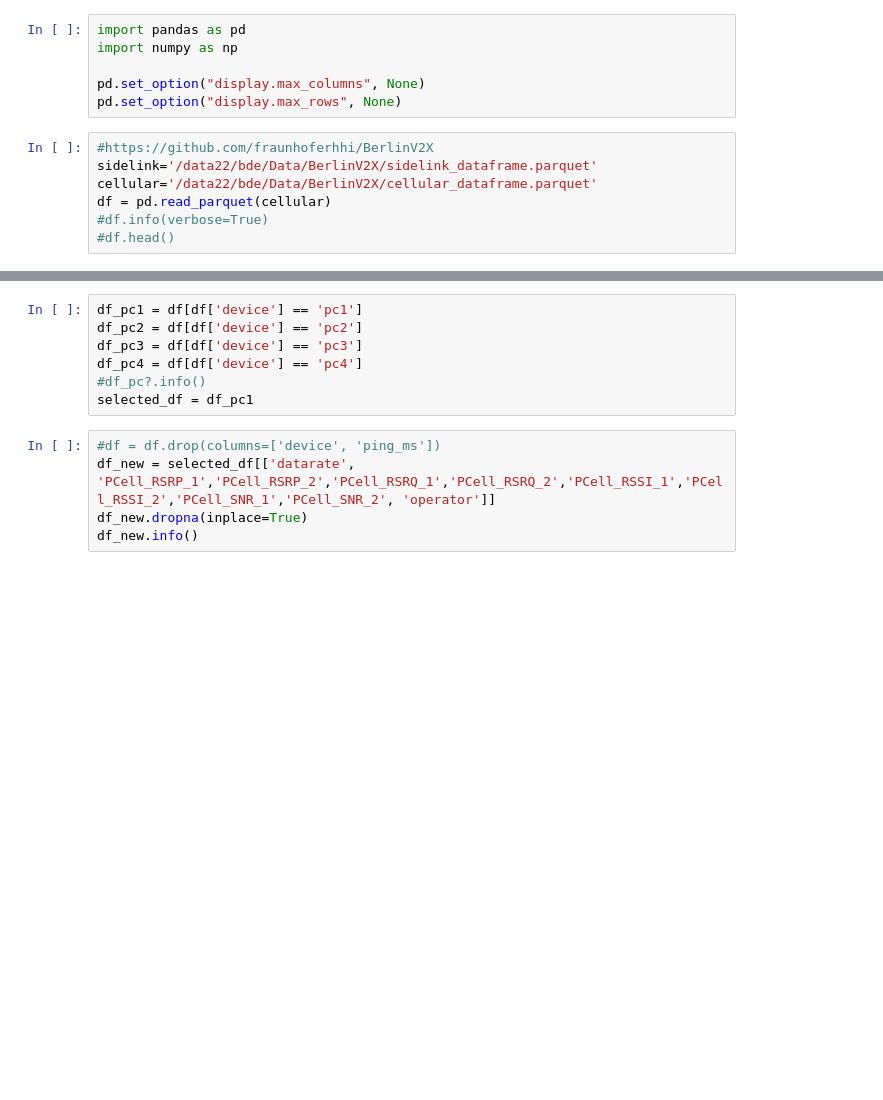
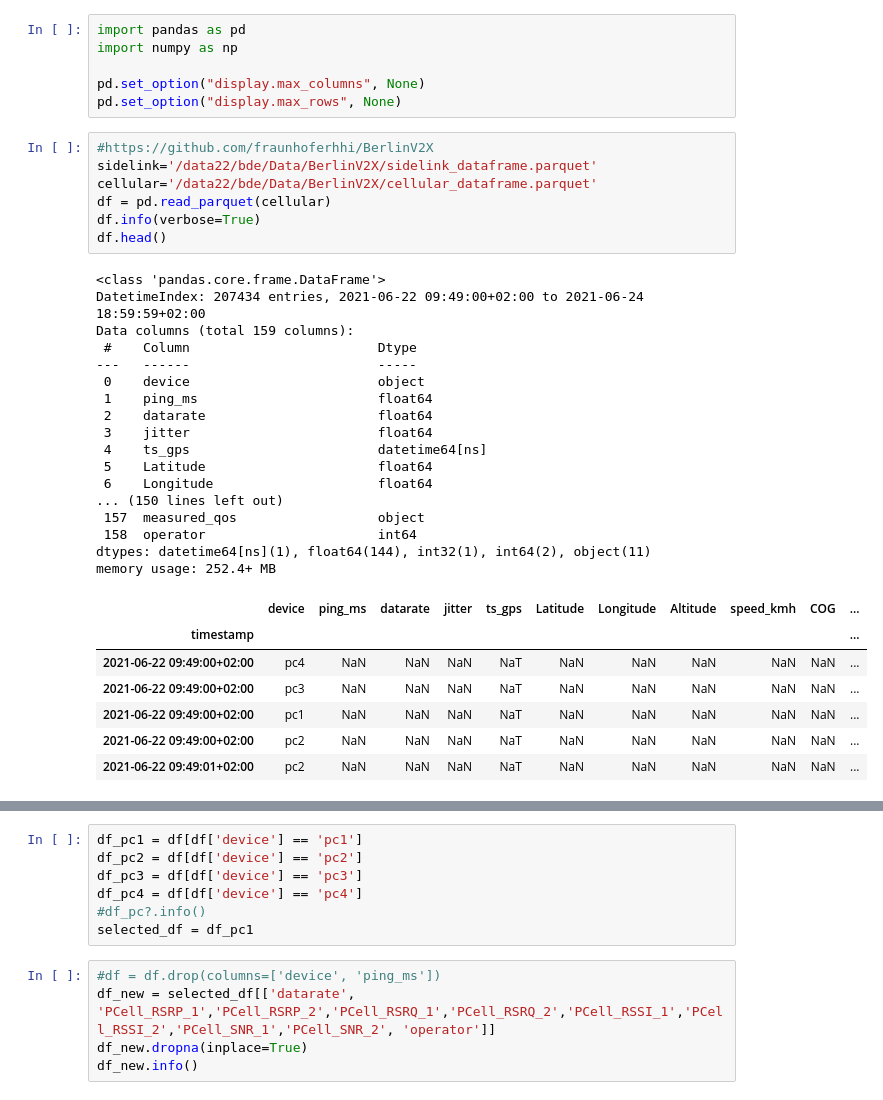
Before and after one commit to birkandenizer/Informer2020, a Jupyter notebook: berlinv2x.ipynb, the cells around one changed output, grey strips where cells are left out. Drawn from its saved outputs; the diff is of its cells as text; blank space fills up the shorter version.

```diff
--- a/berlinv2x.ipynb
+++ b/berlinv2x.ipynb
@@ -7,7 +7,32 @@ pd.set_option("display.max_rows", None)
 # %%
 #https://github.com/fraunhoferhhi/BerlinV2X
 sidelink='/data22/bde/Data/BerlinV2X/sidelink_dataframe.parquet'
 cellular='/data22/bde/Data/BerlinV2X/cellular_dataframe.parquet'
 df = pd.read_parquet(cellular)
-#df.info(verbose=True)
-#df.head()
+df.info(verbose=True)
+df.head()
+# %% [output]
+<class 'pandas.core.frame.DataFrame'>
+DatetimeIndex: 207434 entries, 2021-06-22 09:49:00+02:00 to 2021-06-24 18:59:59+02:00
+Data columns (total 159 columns):
+ #    Column                        Dtype
+---   ------                        -----
+ 0    device                        object
+ 1    ping_ms                       float64
+ 2    datarate                      float64
+ 3    jitter                        float64
+ 4    ts_gps                        datetime64[ns]
+ 5    Latitude                      float64
+ 6    Longitude                     float64
+... (150 lines left out)
+ 157  measured_qos                  object
+ 158  operator                      int64
+dtypes: datetime64[ns](1), float64(144), int32(1), int64(2), object(11)
+memory usage: 252.4+ MB
+|  | device | ping_ms | datarate | jitter | ts_gps | Latitude | Longitude | Altitude | speed_kmh | COG | ... |
+| timestamp |  |  |  |  |  |  |  |  |  |  | ... |
+| 2021-06-22 09:49:00+02:00 | pc4 | NaN | NaN | NaN | NaT | NaN | NaN | NaN | NaN | NaN | ... |
+| 2021-06-22 09:49:00+02:00 | pc3 | NaN | NaN | NaN | NaT | NaN | NaN | NaN | NaN | NaN | ... |
+| 2021-06-22 09:49:00+02:00 | pc1 | NaN | NaN | NaN | NaT | NaN | NaN | NaN | NaN | NaN | ... |
+| 2021-06-22 09:49:00+02:00 | pc2 | NaN | NaN | NaN | NaT | NaN | NaN | NaN | NaN | NaN | ... |
+| 2021-06-22 09:49:01+02:00 | pc2 | NaN | NaN | NaN | NaT | NaN | NaN | NaN | NaN | NaN | ... |
```
Also changed, not shown: parts of 10 cells of this notebook, 8 other files.
